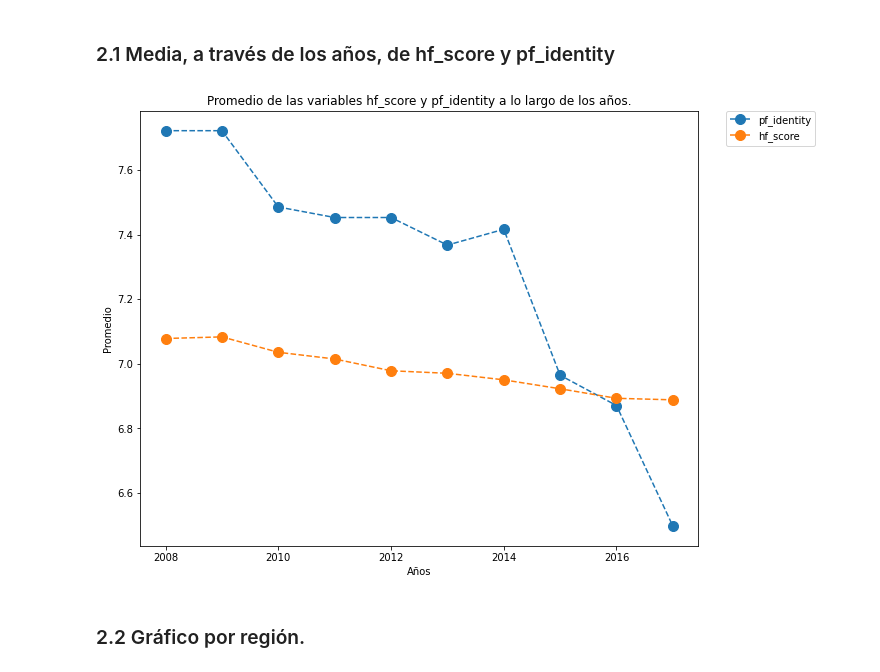
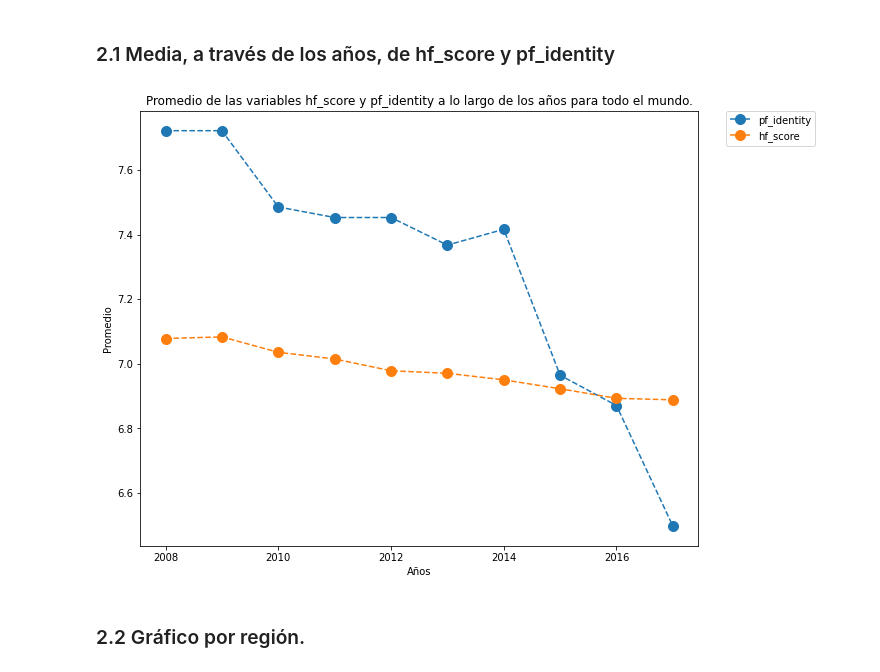
Before and after one commit to lucaslissandrello/Analisis-y-Visualizaci-n-de-Datos-Grupo-1-Cohorte-2-DiploDatos-2020, a Jupyter notebook: Practico_resolucion.ipynb, the cells around one changed output. Cells and saved outputs as stored; diff of their text form; code cells hidden in the pictures.

```diff
--- a/Practico_resolucion.ipynb
+++ b/Practico_resolucion.ipynb
@@ -191,21 +204,21 @@ Sólo por curiosidad, graficar la tendencia de hf_score y ef_score a través de
 # %%
 # Media, a través de los años, de hf_score y pf_identity
 
 # Agrupamos las dos columnas por año.
 dataset_group_by_year = dataset[['year','pf_identity', 'hf_score']].groupby('year').mean()
 dataset_group_by_year = dataset_group_by_year.reset_index() # Ponemos al año como una columna
 
 plt.figure(figsize=(10,8))
 plt.plot(dataset_group_by_year['year'], dataset_group_by_year['pf_identity'], label='pf_identity',linestyle='--', marker='o', markersize=10)
 plt.plot(dataset_group_by_year['year'], dataset_group_by_year['hf_score'], label='hf_score', linestyle='--', marker='o', markersize=10)
 
 plt.ylabel('Promedio')
 plt.xlabel('Años')
-plt.title('Promedio de las variables hf_score y pf_identity a lo largo de los años.')
+plt.title('Promedio de las variables hf_score y pf_identity a lo largo de los años para todo el mundo.')
 plt.legend(bbox_to_anchor=(1.05, 1), loc=2, borderaxespad=0.)
 plt.show()
 # %% [output]
-[figure, old version]
+[figure, new version]
 # %% [markdown]
 ### 2.2 Gráfico por región.
 # %%
```
Also changed, not shown: parts of 11 cells of this notebook.
